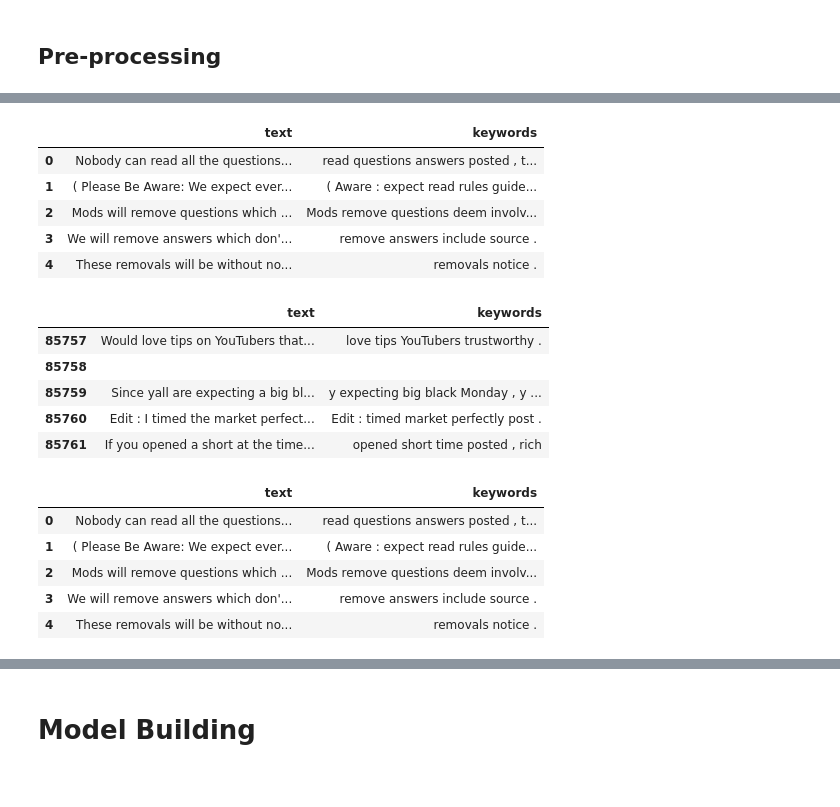
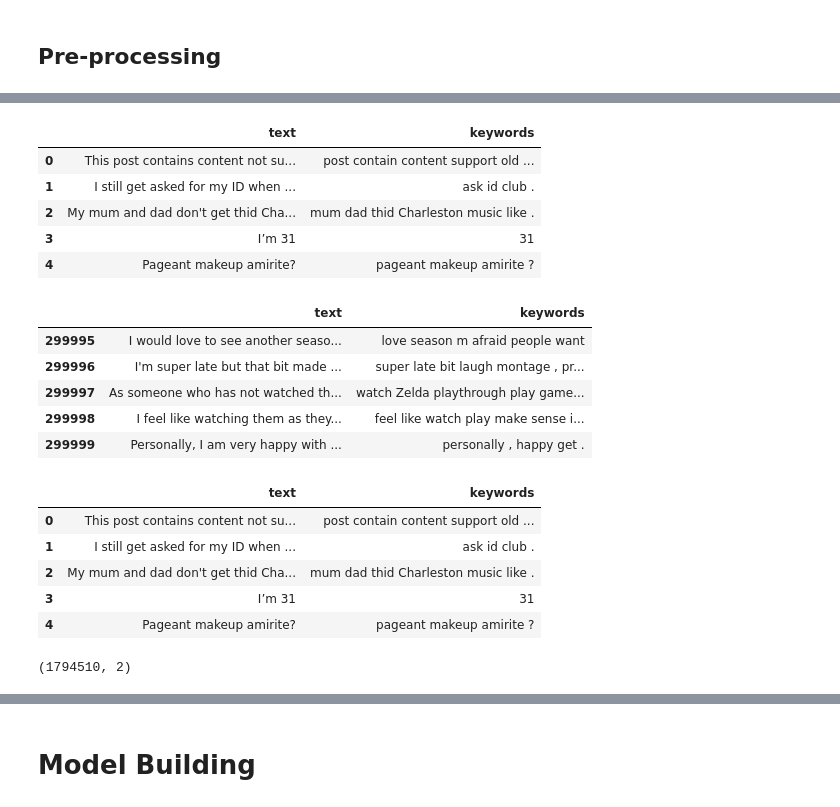
Before and after one commit to burning-river/text_generator, a Jupyter notebook: train_text_generator.ipynb, the cells around one changed output, grey strips where cells are left out. Saved outputs shown, nothing was run; the diff lists cells and outputs as text; code cells hidden in the pictures.

```diff
--- a/train_text_generator.ipynb
+++ b/train_text_generator.ipynb
@@ -109,2 +128,3 @@ df.shape
 # %%
-df.to_parquet(f'{cwd}/subreddits_train_data_2_keywords.parquet')
+df = pd.read_parquet(f'{cwd}/subreddits_train_data_3_keywords_lemm_1.parquet')
+df.head()
@@ -111,35 +138,43 @@ df.to_parquet(f'{cwd}/subreddits_train_data_2_keywords.parquet')
 # %%
-df = pd.read_parquet(f'{cwd}/subreddits_train_data_keywords.parquet')
-df2 = pd.read_parquet(f'{cwd}/subreddits_train_data_2_keywords.parquet')
+fileno = 2
+# df = pd.read_parquet(f'{cwd}/subreddits_train_data_keywords.parquet')
+df2 = pd.read_parquet(f'{cwd}/subreddits_train_data_3_keywords_lemm_{fileno}.parquet')
+df_merged = pd.concat([df, df2], ignore_index=True, sort=False)
 df.head()
 # %% [output]
 |  | text | keywords |
-| 0 | Nobody can read all the questions... | read questions answers posted , t... |
-| 1 | ( Please Be Aware: We expect ever... | ( Aware : expect read rules guide... |
-| 2 | Mods will remove questions which ... | Mods remove questions deem involv... |
-| 3 | We will remove answers which don'... | remove answers include source . |
-| 4 | These removals will be without no... | removals notice . |
+| 0 | This post contains content not su... | post contain content support old ... |
+| 1 | I still get asked for my ID when ... | ask id club . |
+| 2 | My mum and dad don't get thid Cha... | mum dad thid Charleston music like . |
+| 3 | I’m 31 | 31 |
+| 4 | Pageant makeup amirite? | pageant makeup amirite ? |
 # %%
 df2.tail()
 # %% [output]
 |  | text | keywords |
-| 85757 | Would love tips on YouTubers that... | love tips YouTubers trustworthy . |
-| 85758 |  |  |
-| 85759 | Since yall are expecting a big bl... | y expecting big black Monday , y ... |
-| 85760 | Edit : I timed the market perfect... | Edit : timed market perfectly post . |
-| 85761 | If you opened a short at the time... | opened short time posted , rich |
+| 299995 | I would love to see another seaso... | love season m afraid people want |
+| 299996 | I'm super late but that bit made ... | super late bit laugh montage , pr... |
+| 299997 | As someone who has not watched th... | watch Zelda playthrough play game... |
+| 299998 | I feel like watching them as they... | feel like watch play make sense i... |
+| 299999 | Personally, I am very happy with ... | personally , happy get . |
 # %%
-df_merged = pd.concat([df, df2], ignore_index=True, sort=False)
-df_merged = df_merged[df_merged['text'] != '']
-df_merged = df_merged[df_merged['keywords'] != '']
+for fileno in range(3, 8):
+  df2 = pd.read_parquet(f'{cwd}/subreddits_train_data_3_keywords_lemm_{fileno}.parquet')
+  df_merged = pd.concat([df_merged, df2], ignore_index=True, sort=False)
+  df_merged = df_merged[df_merged['text'] != '']
+  df_merged = df_merged[df_merged['keywords'] != '']
 df_merged.head()
 # %% [output]
 |  | text | keywords |
-| 0 | Nobody can read all the questions... | read questions answers posted , t... |
-| 1 | ( Please Be Aware: We expect ever... | ( Aware : expect read rules guide... |
-| 2 | Mods will remove questions which ... | Mods remove questions deem involv... |
-| 3 | We will remove answers which don'... | remove answers include source . |
-| 4 | These removals will be without no... | removals notice . |
+| 0 | This post contains content not su... | post contain content support old ... |
+| 1 | I still get asked for my ID when ... | ask id club . |
+| 2 | My mum and dad don't get thid Cha... | mum dad thid Charleston music like . |
+| 3 | I’m 31 | 31 |
+| 4 | Pageant makeup amirite? | pageant makeup amirite ? |
+# %%
+df_merged.shape
+# %% [output]
+(1794510, 2)
 # %%
 df_merged.tail()
 # %% [output]
```
Also changed, not shown: parts of 91 cells of this notebook.
